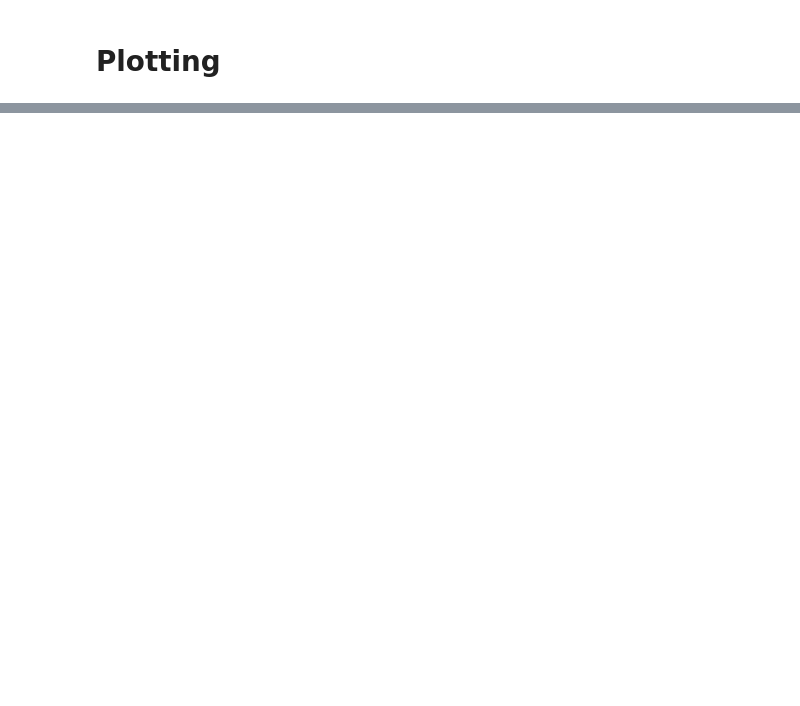
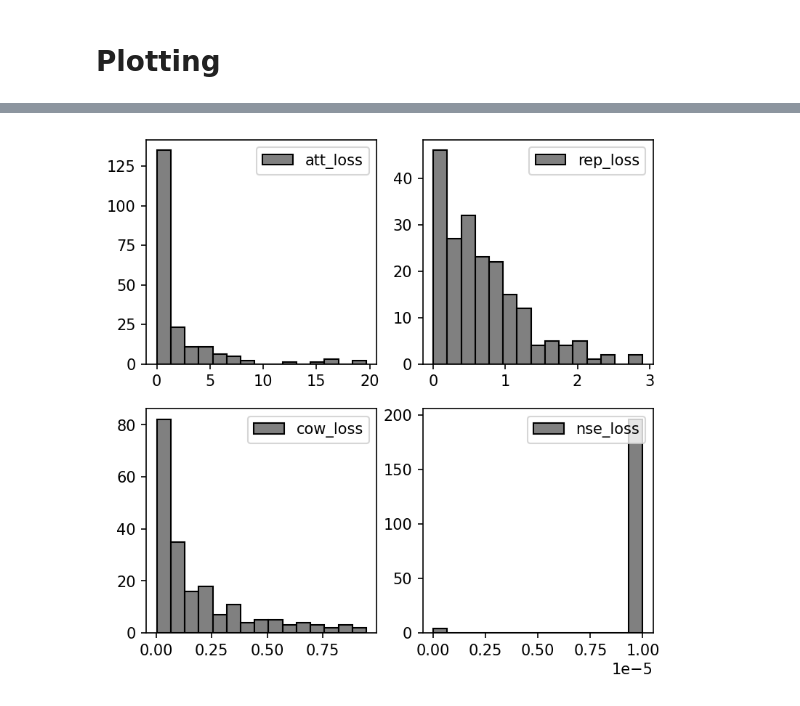
Before and after one commit to Gregtom3/neutneut, a Jupyter notebook: analysis/neutron_ml/test_v1_oc.ipynb, the cells around one changed output, grey strips where cells are left out. Saved outputs shown, nothing was run; the diff lists cells and outputs as text; code cells hidden in the pictures; blank space fills up the shorter version.

```diff
--- a/analysis/neutron_ml/test_v1_oc.ipynb
+++ b/analysis/neutron_ml/test_v1_oc.ipynb
@@ -119,0 +339,3 @@ array([<Axes: xlabel='ECAL::peaks (X)', ylabel='ECAL::peaks (Y)'>,
+# %%
+df_loss = pd.DataFrame(loss_dict).transpose()
+df_loss
@@ -119,0 +356,11 @@ array([<Axes: xlabel='ECAL::peaks (X)', ylabel='ECAL::peaks (Y)'>,
+# %%
+import matplotlib.pyplot as plt
+fig,axs=plt.subplots(2,2,figsize=(6,6),dpi=150)
+axs=axs.flatten()
+for i,(key,values) in enumerate(df_loss.items()):
+    axs[i].hist(values,bins=15,color="grey",edgecolor="k",label=f"{key}_loss")
+    axs[i].legend(loc="upper right")
+    if i == 3:
+        break
+# %% [output]
+[figure, added]
```
Also changed, not shown: parts of 24 cells of this notebook, 21 other files.
